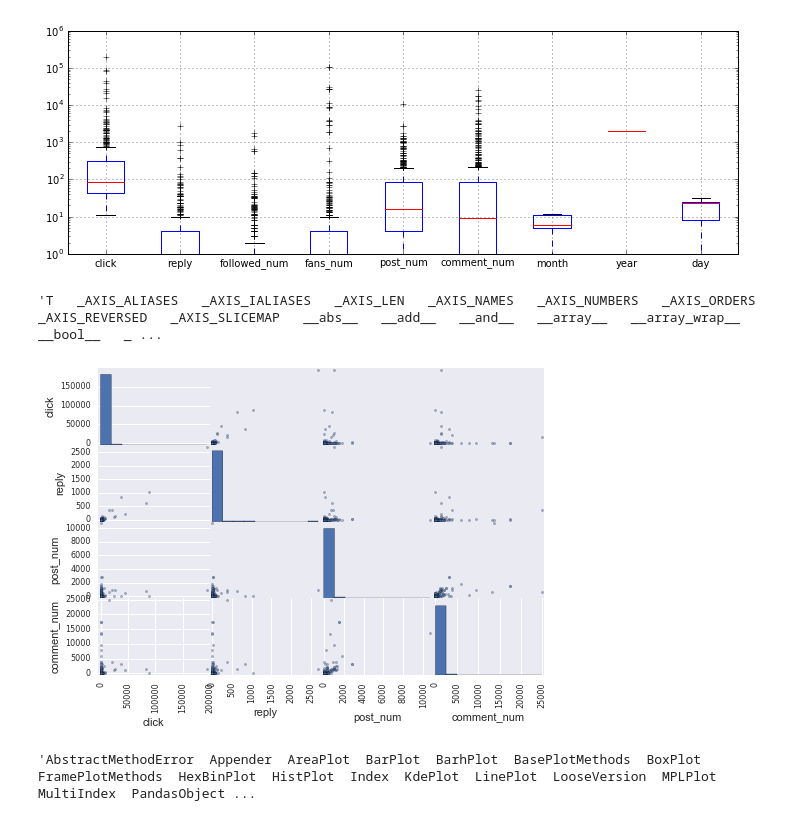
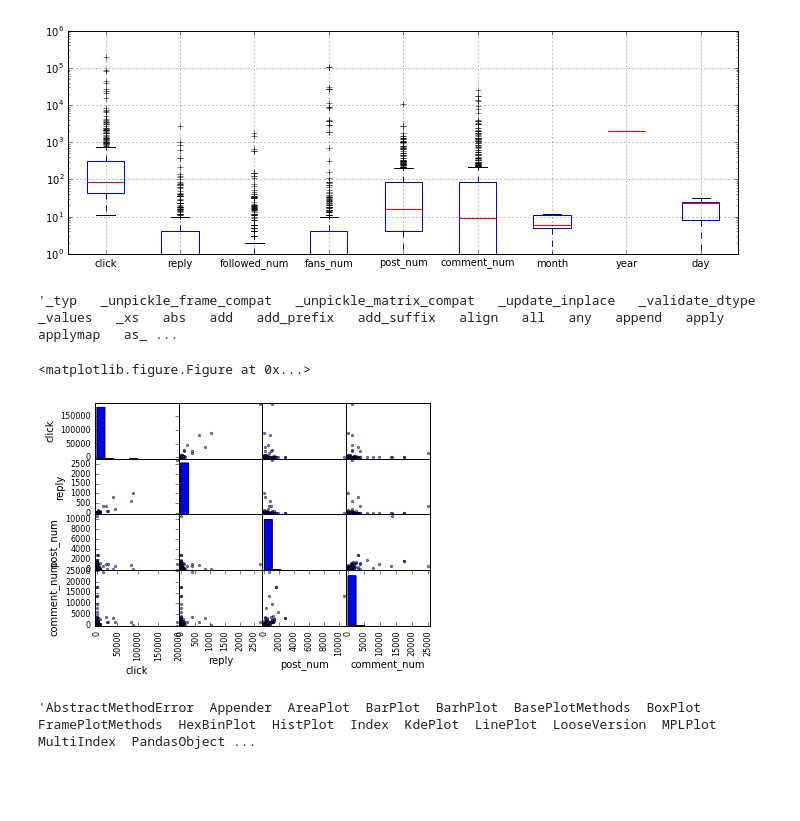
Before and after one commit to SocratesClub/cjc, a Jupyter notebook: code/08.analyzing_tianya_thread_network.ipynb, the cells around one changed output. Cells and saved outputs as stored; diff of their text form; code cells hidden in the pictures; blank space fills up the shorter version.

```diff
--- a/code/08.analyzing_tianya_thread_network.ipynb
+++ b/code/08.analyzing_tianya_thread_network.ipynb
@@ -220,6 +242,9 @@ See the caveats in the documentation: http://pandas.pydata.org/pandas-docs/stabl
 # %% [markdown]
 # 分析天涯回帖数据
 # %%
-df = pd.read_csv('/Users/chengjun/github/cjc2016/data/tianya_bbs_threads_list.txt', sep = "\t", header=None)
+df = pd.read_csv('/Users/chengjun/github/cjc/data/tianya_bbs_threads_list.txt',\
+                 sep = "\t", names = ['title','link', \
+                        'author','author_page',\
+                        'click','reply','time'])
 df[:2]
 # %% [output]
@@ -227,5 +252,7 @@ df[:2]
 | 0 | 【民间语文第161期】宁波px启示:船进港湾人应上岸 | /post-free-2849477-1.shtml | 贾也 | http://www.tianya.cn/50499450 | 194675 | 2703 | 2012-10-29 07:59 |
 | 1 | 宁波镇海PX项目引发群体上访 当地政府发布说明(转载) | /post-free-2839539-1.shtml | 无上卫士ABC | http://www.tianya.cn/74341835 | 88244 | 1041 | 2012-10-24 12:41 |
 # %%
-df=df.rename(columns = {0:'title', 1:'link', 2:'author',3:'author_page', 4:'click', 5:'reply', 6:'time'})
-df[:5]
+# df=df.rename(columns = {0:'title', 1:'link', \
+#                         2:'author',3:'author_page',\
+#                         4:'click', 5:'reply', 6:'time'})
+# df[:5]
@@ -239,4 +259,7 @@ df[:5]
 # %%
-da = pd.read_csv('/Users/chengjun/github/cjc2016/data/tianya_bbs_threads_author_info.txt', sep = "\t", header=None)
+da = pd.read_csv('/Users/chengjun/github/cjc/data/tianya_bbs_threads_author_info.txt',
+                 sep = "\t", names = ['author_page','followed_num',\
+                        'fans_num','post_num', \
+                        'comment_num'])
 da[:2]
 # %% [output]
@@ -244,5 +267,7 @@ da[:2]
 | 0 | http://www.tianya.cn/50499450 | 152 | 27452 | 1020 | 1341 |
 | 1 | http://www.tianya.cn/74341835 | 0 | 1 | 2 | 5 |
 # %%
-da=da.rename(columns = {0:'author_page', 1:'followed_num', 2:'fans_num',3:'post_num', 4:'comment_num'})
-da[:5]
+# da=da.rename(columns = {0:'author_page', 1:'followed_num',\
+#                         2:'fans_num',3:'post_num', \
+#                         4:'comment_num'})
+# # da[:5]
@@ -424,17 +463,19 @@ plt.show()
 # %% [output]
 [figure]
 # %%
-'   '.join(dir(data))
+'   '.join(dir(data)[200:])
 # %% [output]
-'T   _AXIS_ALIASES   _AXIS_IALIASES   _AXIS_LEN   _AXIS_NAMES   _AXIS_NUMBERS   _AXIS_ORDERS   _AXIS_REVERSED   _AXIS_SLICEMAP   __abs__   __add__   __and__   __array__   __array_wrap__   __bool__   _ ...
+'_typ   _unpickle_frame_compat   _unpickle_matrix_compat   _update_inplace   _validate_dtype   _values   _xs   abs   add   add_prefix   add_suffix   align   all   any   append   apply   applymap   as_ ...
 # %%
 from pandas.tools import plotting
 
-#fig = plt.figure(figsize=(10, 10))
-plotting.scatter_matrix(data[['click', 'reply', 'post_num','comment_num']])
+# fig = plt.figure(figsize=(10, 10))
+plotting.scatter_matrix(data[['click', 'reply',\
+                              'post_num','comment_num']])
 plt.show()
 # %% [output]
+<matplotlib.figure.Figure at 0x...>
-[figure, old version]
+[figure, new version]
 # %%
 '  '.join(dir(plotting))
 # %% [output]
```
Also changed, not shown: parts of 23 cells of this notebook, 1 other file.
